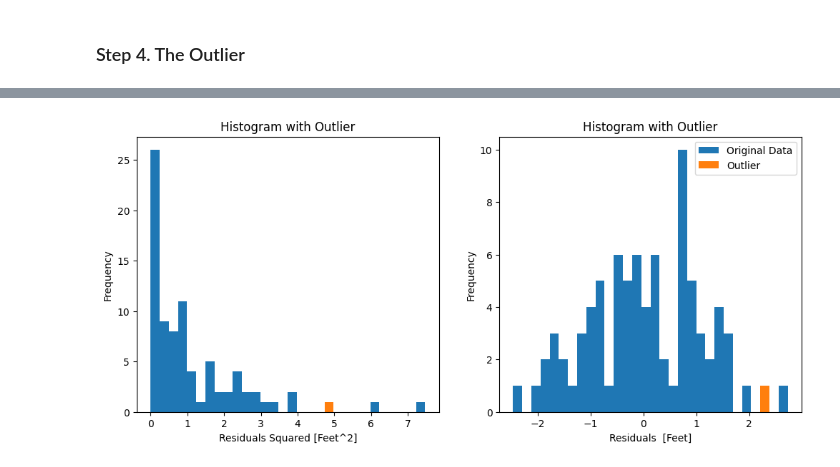
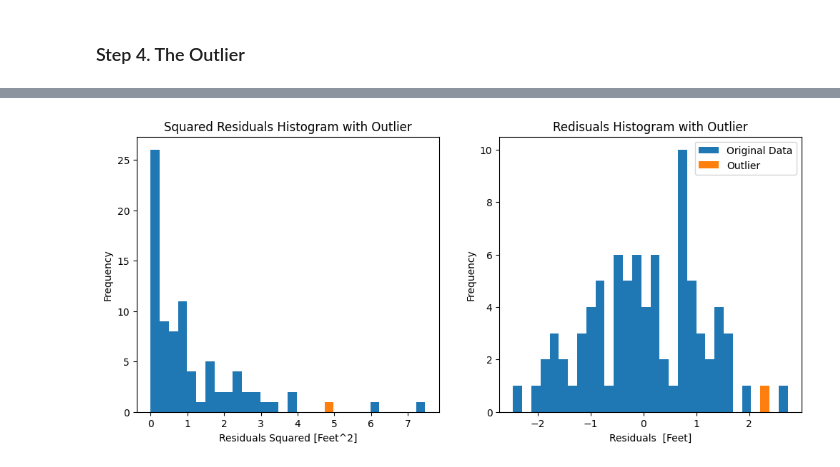
Before and after one commit to ZacharyJamesAdams/ASTR-19-Group-Project, a Jupyter notebook: main.ipynb, the cells around one changed output, grey strips where cells are left out. Cells and saved outputs as stored; diff of their text form; code cells hidden in the pictures.

```diff
--- a/main.ipynb
+++ b/main.ipynb
@@ -219,13 +224,13 @@ _ = axes[0].hist(residuals_squared, bins=30, zorder=2)
 _ = axes[0].hist(outlier_residuals_squared, bins=30, zorder=1)
 _ = axes[0].set_xlabel('Residuals Squared [Feet^2]')
 _ = axes[0].set_ylabel('Frequency')
-_ = axes[0].set_title('Histogram with Outlier')
+_ = axes[0].set_title('Squared Residuals Histogram with Outlier')
 
 _ = axes[1].hist(residuals, bins=30, zorder=2, label = 'Original Data')
 _ = axes[1].hist(outlier_residuals, bins=30, zorder=1, label = 'Outlier')
 _ = axes[1].set_xlabel('Residuals  [Feet]')
 _ = axes[1].set_ylabel('Frequency')
-_ = axes[1].set_title('Histogram with Outlier')
+_ = axes[1].set_title('Redisuals Histogram with Outlier')
 _ = plt.legend()
 
 print(f'outlier sigma = {(outlier_residuals[outlier_index]-res_mean)/res_std}')
@@ -234 +239 @@ outlier sigma = 2.1375457182983046
-[figure, old version]
+[figure, new version]
```
Also changed, not shown: parts of 6 cells of this notebook.
